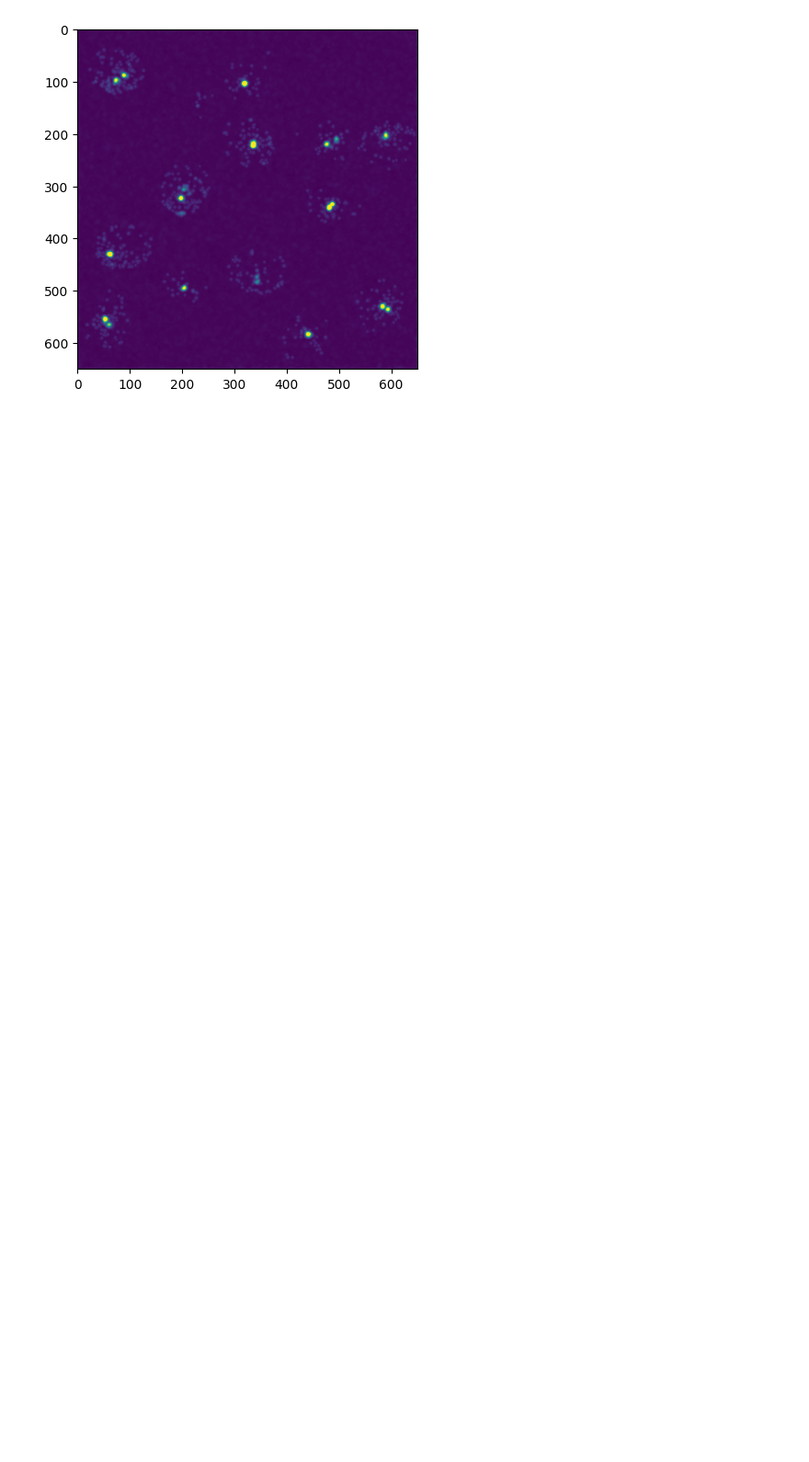
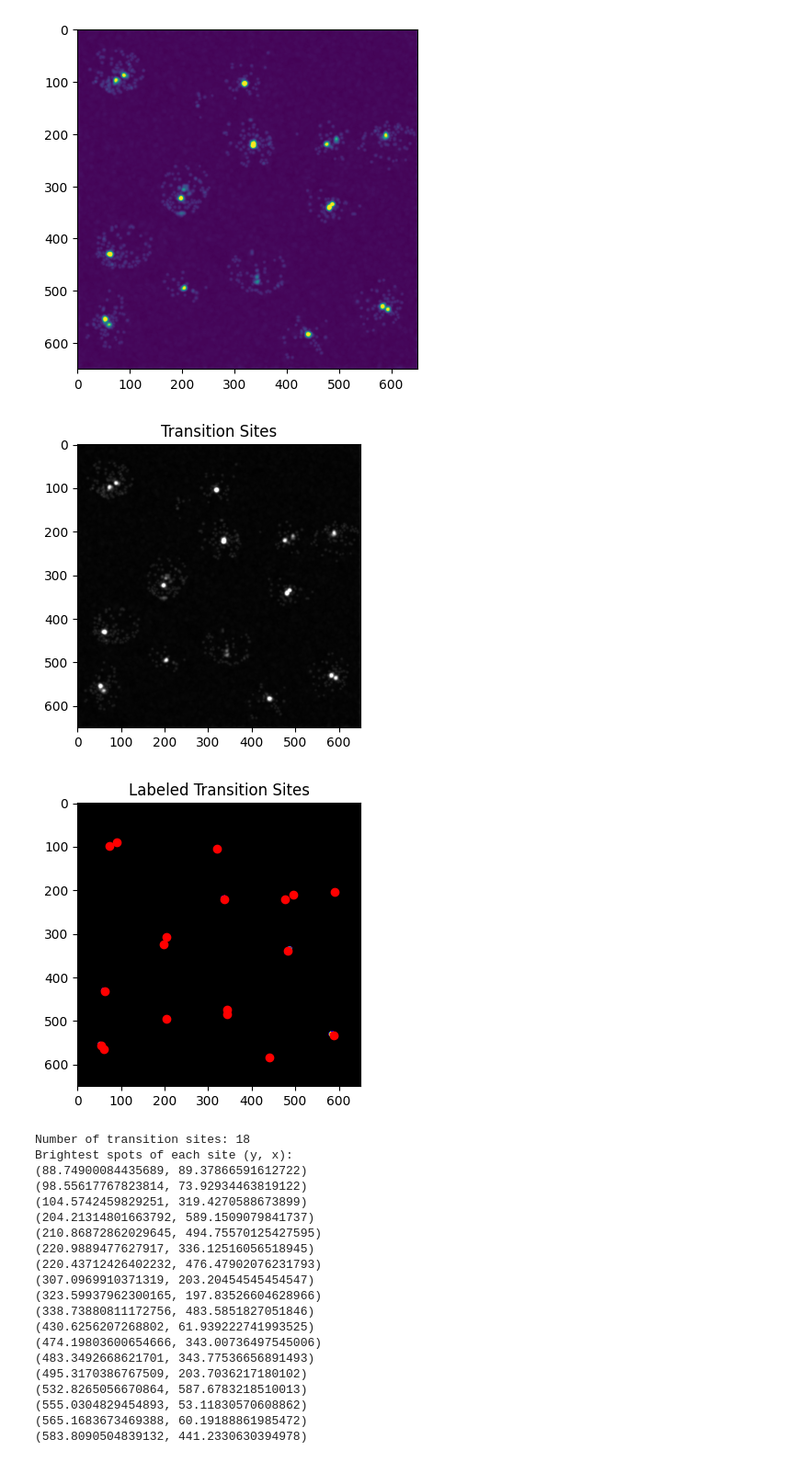
Before and after one commit to Munsky/UQbio2024_Team3, a Jupyter notebook: Codes/trans_max.ipynb, the cells around one changed output. Shown at 92% size. Cells and saved outputs as stored; diff of their text form; code cells hidden in the pictures; blank space fills up the shorter version.

Commit message:
transition sites and brightest spots

```diff
--- a/Codes/trans_max.ipynb
+++ b/Codes/trans_max.ipynb
@@ -24,3 +24,63 @@ plt.imshow(trans_site)
 plt.show()
 # %% [output]
 [figure]
+# %%
+import numpy as np
+import matplotlib.pyplot as plt
+from skimage import measure, filters, io
+from scipy import ndimage as ndi
+# Display the original image
+plt.figure(figsize=(4, 4))
+plt.imshow(trans_site, cmap='gray')
+plt.title('Transition Sites')
+plt.show()
+
+# Apply a threshold to segment the transition sites
+threshold = filters.threshold_otsu(trans_site)
+binary_img = trans_site > threshold
+
+# Label connected components
+labeled_img, num_labels = ndi.label(binary_img)
+
+# Find the brightest spot in each labeled region
+regions = measure.regionprops(labeled_img, intensity_image=trans_site)
+brightest_spots = [region.weighted_centroid for region in regions]
+
+# Display the labeled image and brightest spots
+plt.figure(figsize=(4, 4))
+plt.imshow(labeled_img, cmap='nipy_spectral')
+plt.title('Labeled Transition Sites')
+
+# Overlay the brightest spots
+for spot in brightest_spots:
+    plt.plot(spot[1], spot[0], 'ro')
+
+plt.show()
+
+print(f"Number of transition sites: {num_labels}")
+print("Brightest spots of each site (y, x):")
+for spot in brightest_spots:
+    print(spot)
+# %% [output]
+[figure, added]
+[figure, added]
+Number of transition sites: 18
+Brightest spots of each site (y, x):
+(88.74900084435689, 89.37866591612722)
+(98.55617767823814, 73.92934463819122)
+(104.5742459829251, 319.4270588673899)
+(204.21314801663792, 589.1509079841737)
+(210.86872862029645, 494.75570125427595)
+(220.9889477627917, 336.12516056518945)
+(220.43712426402232, 476.47902076231793)
+(307.0969910371319, 203.20454545454547)
+(323.59937962300165, 197.83526604628966)
+(338.73880811172756, 483.5851827051846)
+(430.6256207268802, 61.939222741993525)
+(474.19803600654666, 343.00736497545006)
+(483.3492668621701, 343.77536656891493)
+(495.3170386767509, 203.7036217180102)
+(532.8265056670864, 587.6783218510013)
+(555.0304829454893, 53.11830570608862)
+(565.1683673469388, 60.19188861985472)
+(583.8090504839132, 441.2330630394978)
```
